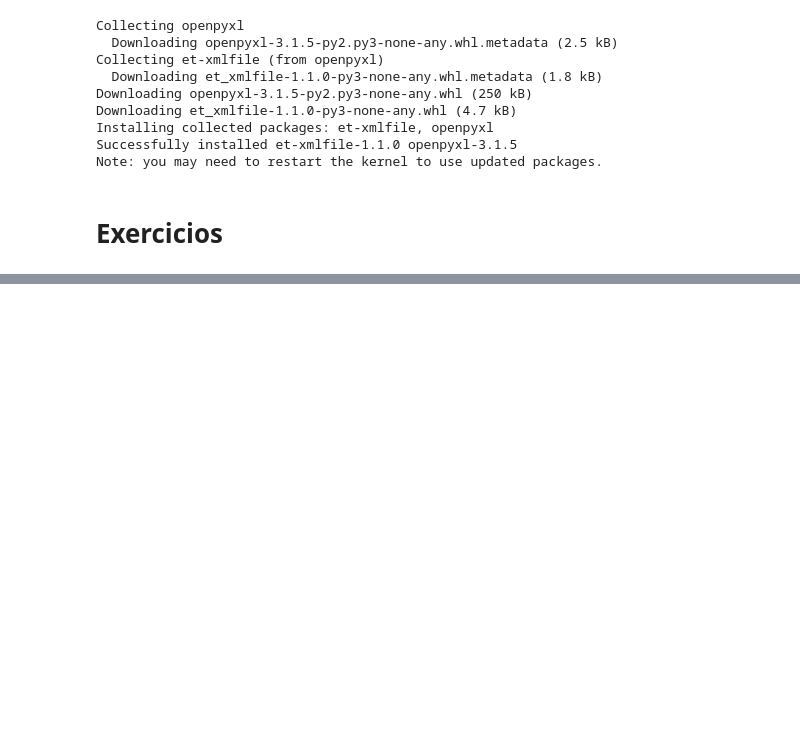
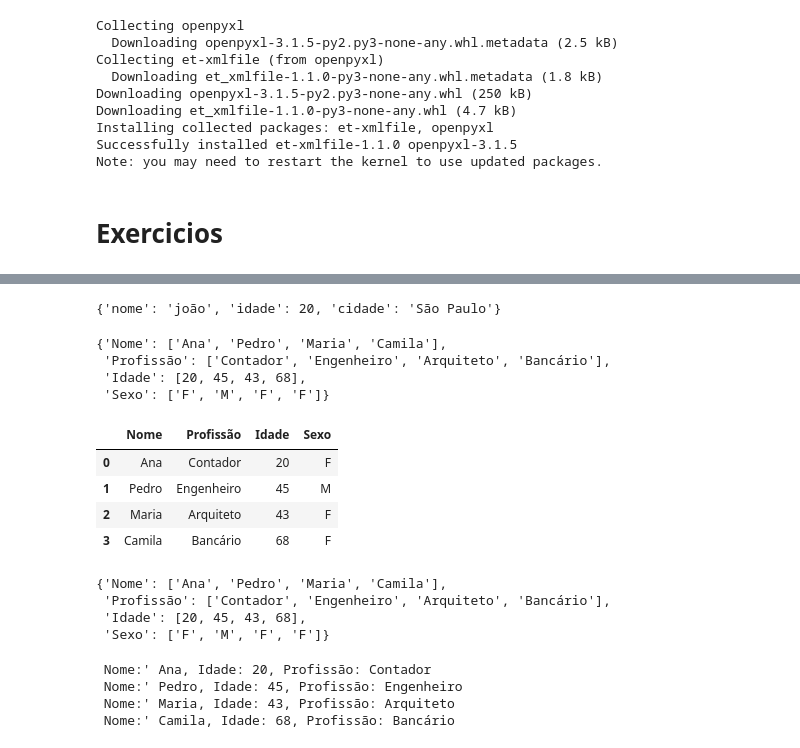
Before and after one commit to diegoc85/Aulas_Python, a Jupyter notebook: Aulas_segundo_semestre.ipynb, the cells around one changed output, grey strips where cells are left out. Saved outputs shown, nothing was run; the diff lists cells and outputs as text; code cells hidden in the pictures; blank space fills up the shorter version.

Commit message:
Mais exercicios

```diff
--- a/Aulas_segundo_semestre.ipynb
+++ b/Aulas_segundo_semestre.ipynb
@@ -1377,0 +1398,19 @@ df_excel.to_excel('exemplo_excel.xlsx')
+# %%
+df_json
+# JSon nao precisa transformar para Data Frame
+# %% [output]
+{'nome': 'joão', 'idade': 20, 'cidade': 'São Paulo'}
+# %%
+data = {
+    'Nome': ['Ana', 'Pedro', 'Maria', 'Camila'],
+    'Profissão': ['Contador', 'Engenheiro', 'Arquiteto', 'Bancário'],
+    'Idade': [20, 45, 43, 68],
+    'Sexo': ['F', 'M', 'F', 'F']
+
+}
+data
+# %% [output]
+{'Nome': ['Ana', 'Pedro', 'Maria', 'Camila'],
+ 'Profissão': ['Contador', 'Engenheiro', 'Arquiteto', 'Bancário'],
+ 'Idade': [20, 45, 43, 68],
+ 'Sexo': ['F', 'M', 'F', 'F']}
@@ -1377,0 +1421,23 @@ df_excel.to_excel('exemplo_excel.xlsx')
+# %%
+df_csv = pd.read_csv('/Users/diegoc85/Downloads/Python/Aulas_Python/exercicio1.csv')
+df_csv
+# %% [output]
+|  | Nome | Profissão | Idade | Sexo |
+| 0 | Ana | Contador | 20 | F |
+| 1 | Pedro | Engenheiro | 45 | M |
+| 2 | Maria | Arquiteto | 43 | F |
+| 3 | Camila | Bancário | 68 | F |
+# %%
+data = {
+    'Nome': ['Ana', 'Pedro', 'Maria', 'Camila'],
+    'Profissão': ['Contador', 'Engenheiro', 'Arquiteto', 'Bancário'],
+    'Idade': [20, 45, 43, 68],
+    'Sexo': ['F', 'M', 'F', 'F']
+
+}
+data
+# %% [output]
+{'Nome': ['Ana', 'Pedro', 'Maria', 'Camila'],
+ 'Profissão': ['Contador', 'Engenheiro', 'Arquiteto', 'Bancário'],
+ 'Idade': [20, 45, 43, 68],
+ 'Sexo': ['F', 'M', 'F', 'F']}
@@ -1377,0 +1447,8 @@ df_excel.to_excel('exemplo_excel.xlsx')
+# %%
+for i in range(len(df_csv)):
+    print(f" Nome:' {df_csv['Nome'][i]}, Idade: {df_csv['Idade'][i]}, Profissão: {df_csv['Profissão'][i]}")
+# %% [output]
+ Nome:' Ana, Idade: 20, Profissão: Contador
+ Nome:' Pedro, Idade: 45, Profissão: Engenheiro
+ Nome:' Maria, Idade: 43, Profissão: Arquiteto
+ Nome:' Camila, Idade: 68, Profissão: Bancário
```
Also changed, not shown: parts of 6 cells of this notebook, 3 other files.
